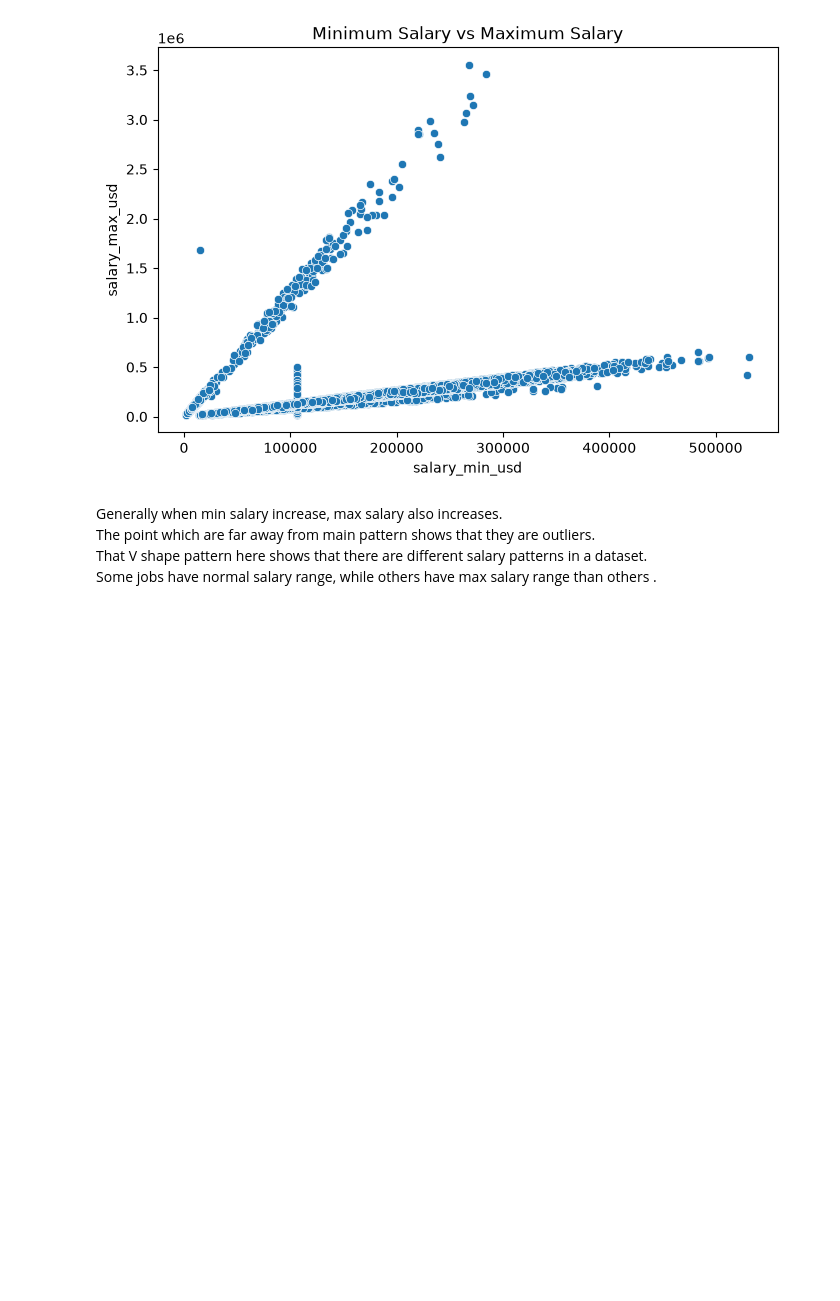
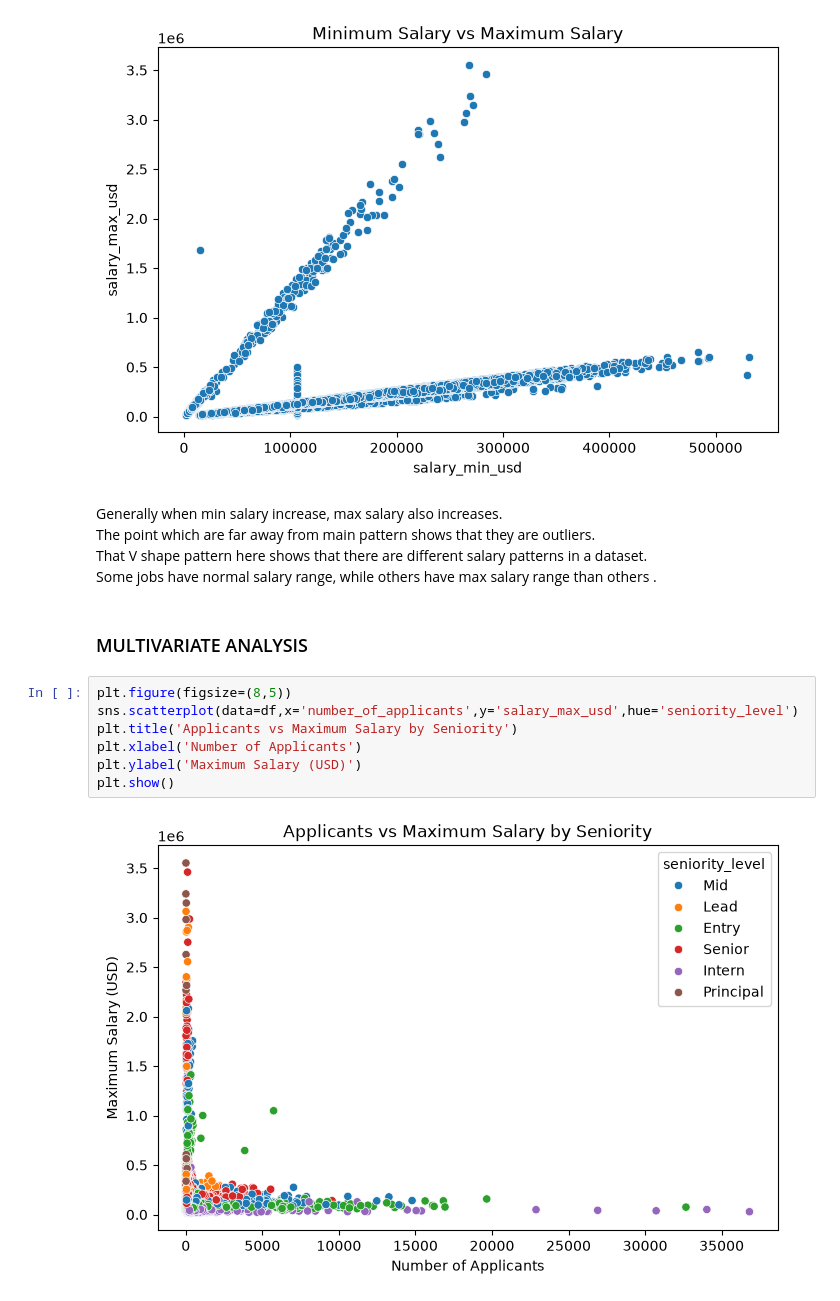
Before and after one commit to itsvartika23/Vartika_Singh_EDA, a Jupyter notebook: EDA.ipynb, the cells around one changed output. Drawn from its saved outputs; the diff is of its cells as text; blank space fills up the shorter version.

```diff
--- a/EDA.ipynb
+++ b/EDA.ipynb
@@ -1367,3 +1376,14 @@ Generally when min salary increase, max salary also increases.<br>
 The point which are far away from main pattern shows that they are outliers.<br>
 That V shape pattern here shows that there are different salary patterns in a dataset.<br>
 Some jobs have normal salary range, while others have max salary range than others .
+# %% [markdown]
+### MULTIVARIATE ANALYSIS
+# %%
+plt.figure(figsize=(8,5))
+sns.scatterplot(data=df,x='number_of_applicants',y='salary_max_usd',hue='seniority_level')
+plt.title('Applicants vs Maximum Salary by Seniority')
+plt.xlabel('Number of Applicants')
+plt.ylabel('Maximum Salary (USD)')
+plt.show()
+# %% [output]
+[figure, added]
```
Also changed, not shown: parts of 81 cells of this notebook.
